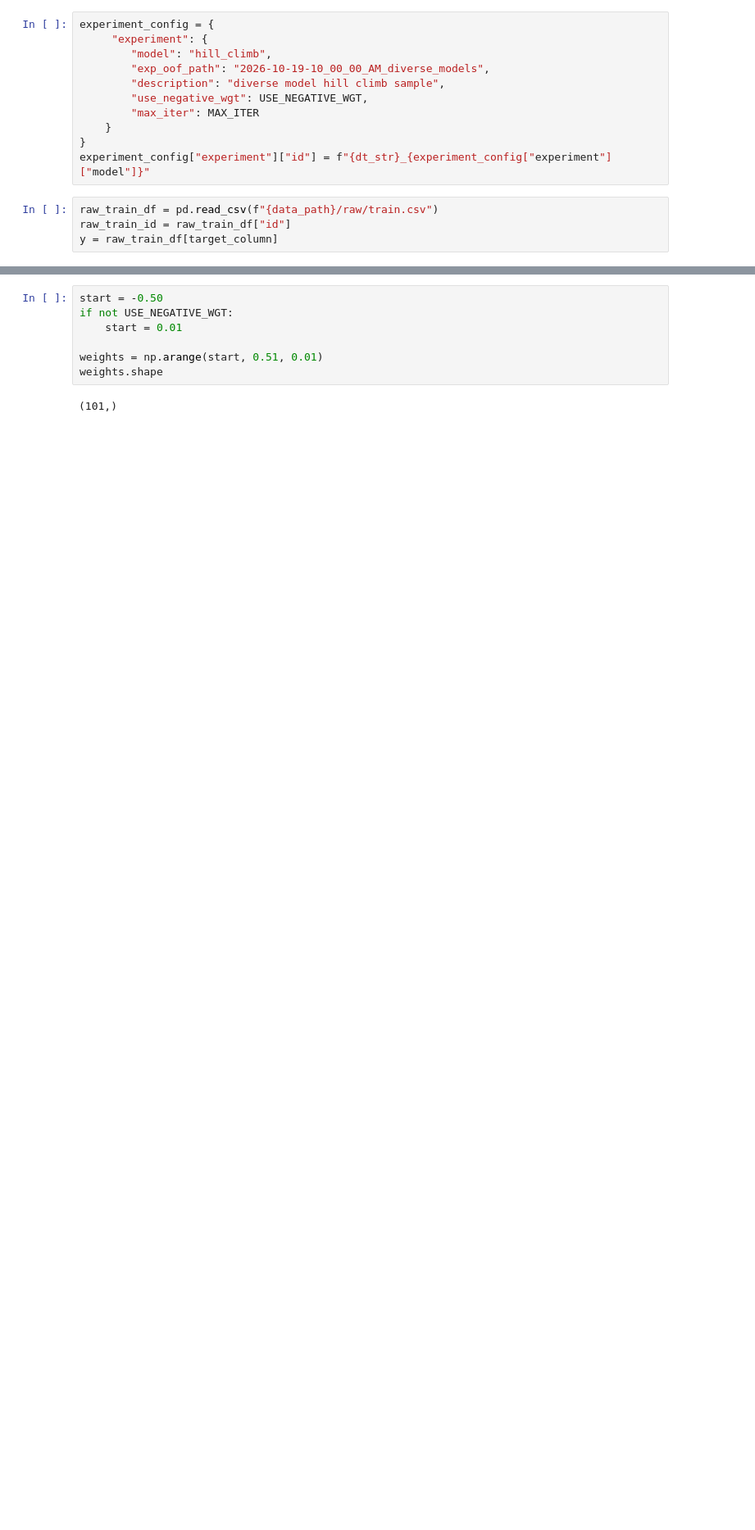
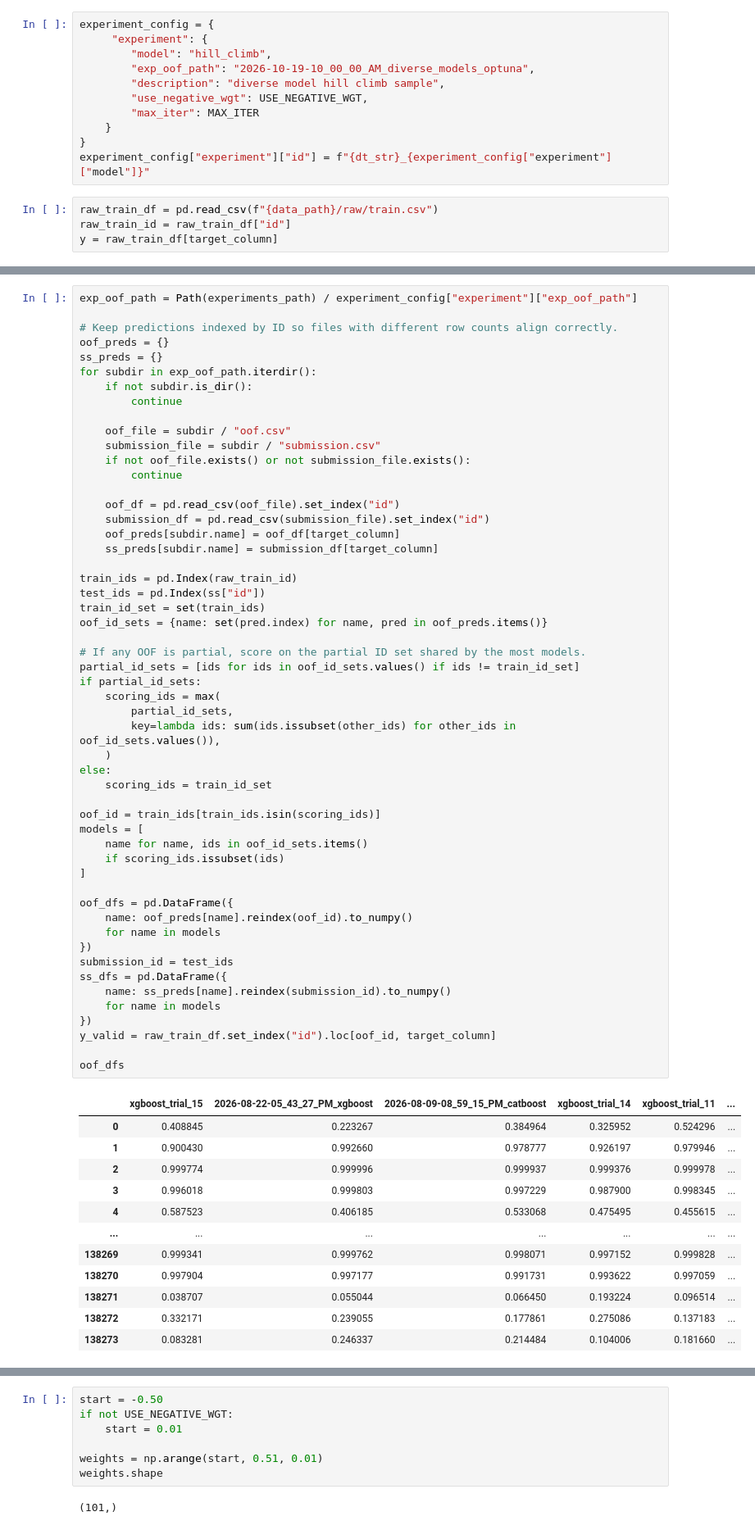
Before and after one commit to abhi-neelam/Kaggle-Notebooks, a Jupyter notebook: Classification/Smartphone Addiction/src/predict/hill_climb.ipynb, the cells around one changed output, grey strips where cells are left out. Shown at 82% size. Cells and saved outputs as stored; diff of their text form; blank space fills up the shorter version.

Commit message:
Kaggle Notebook | Smartphone Addiction - Playground Series | diverse optuna hill climb + 20 iter + with neg wt

```diff
--- a/Classification/Smartphone Addiction/src/predict/hill_climb.ipynb
+++ b/Classification/Smartphone Addiction/src/predict/hill_climb.ipynb
@@ -39,7 +39,7 @@ target_column
 experiment_config = {
      "experiment": {
         "model": "hill_climb",
-        "exp_oof_path": "2026-10-19-10_00_00_AM_diverse_models",
+        "exp_oof_path": "2026-10-19-10_00_00_AM_diverse_models_optuna",
         "description": "diverse model hill climb sample",
         "use_negative_wgt": USE_NEGATIVE_WGT,
         "max_iter": MAX_ITER
@@ -110,0 +53,66 @@ best_exp_name = score_df.iloc[best_start_model_idx]['experiment_name']
+# %%
+exp_oof_path = Path(experiments_path) / experiment_config["experiment"]["exp_oof_path"]
+
+# Keep predictions indexed by ID so files with different row counts align correctly.
+oof_preds = {}
+ss_preds = {}
+for subdir in exp_oof_path.iterdir():
+    if not subdir.is_dir():
+        continue
+
+    oof_file = subdir / "oof.csv"
+    submission_file = subdir / "submission.csv"
+    if not oof_file.exists() or not submission_file.exists():
+        continue
+
+    oof_df = pd.read_csv(oof_file).set_index("id")
+    submission_df = pd.read_csv(submission_file).set_index("id")
+    oof_preds[subdir.name] = oof_df[target_column]
+    ss_preds[subdir.name] = submission_df[target_column]
+
+train_ids = pd.Index(raw_train_id)
+test_ids = pd.Index(ss["id"])
+train_id_set = set(train_ids)
+oof_id_sets = {name: set(pred.index) for name, pred in oof_preds.items()}
+
+# If any OOF is partial, score on the partial ID set shared by the most models.
+partial_id_sets = [ids for ids in oof_id_sets.values() if ids != train_id_set]
+if partial_id_sets:
+    scoring_ids = max(
+        partial_id_sets,
+        key=lambda ids: sum(ids.issubset(other_ids) for other_ids in oof_id_sets.values()),
+    )
+else:
+    scoring_ids = train_id_set
+
+oof_id = train_ids[train_ids.isin(scoring_ids)]
+models = [
+    name for name, ids in oof_id_sets.items()
+    if scoring_ids.issubset(ids)
+]
+
+oof_dfs = pd.DataFrame({
+    name: oof_preds[name].reindex(oof_id).to_numpy()
+    for name in models
+})
+submission_id = test_ids
+ss_dfs = pd.DataFrame({
+    name: ss_preds[name].reindex(submission_id).to_numpy()
+    for name in models
+})
+y_valid = raw_train_df.set_index("id").loc[oof_id, target_column]
+
+oof_dfs
+# %% [output]
+|  | xgboost_trial_15 | 2026-08-22-05_43_27_PM_xgboost | 2026-08-09-08_59_15_PM_catboost | xgboost_trial_14 | xgboost_trial_11 | ... |
+| 0 | 0.408845 | 0.223267 | 0.384964 | 0.325952 | 0.524296 | ... |
+| 1 | 0.900430 | 0.992660 | 0.978777 | 0.926197 | 0.979946 | ... |
+| 2 | 0.999774 | 0.999996 | 0.999937 | 0.999376 | 0.999978 | ... |
+| 3 | 0.996018 | 0.999803 | 0.997229 | 0.987900 | 0.998345 | ... |
+| 4 | 0.587523 | 0.406185 | 0.533068 | 0.475495 | 0.455615 | ... |
+| ... | ... | ... | ... | ... | ... | ... |
+| 138269 | 0.999341 | 0.999762 | 0.998071 | 0.997152 | 0.999828 | ... |
+| 138270 | 0.997904 | 0.997177 | 0.991731 | 0.993622 | 0.997059 | ... |
+| 138271 | 0.038707 | 0.055044 | 0.066450 | 0.193224 | 0.096514 | ... |
+| 138272 | 0.332171 | 0.239055 | 0.177861 | 0.275086 | 0.137183 | ... |
+| 138273 | 0.083281 | 0.246337 | 0.214484 | 0.104006 | 0.181660 | ... |
```
Also changed, not shown: parts of 6 cells of this notebook.
